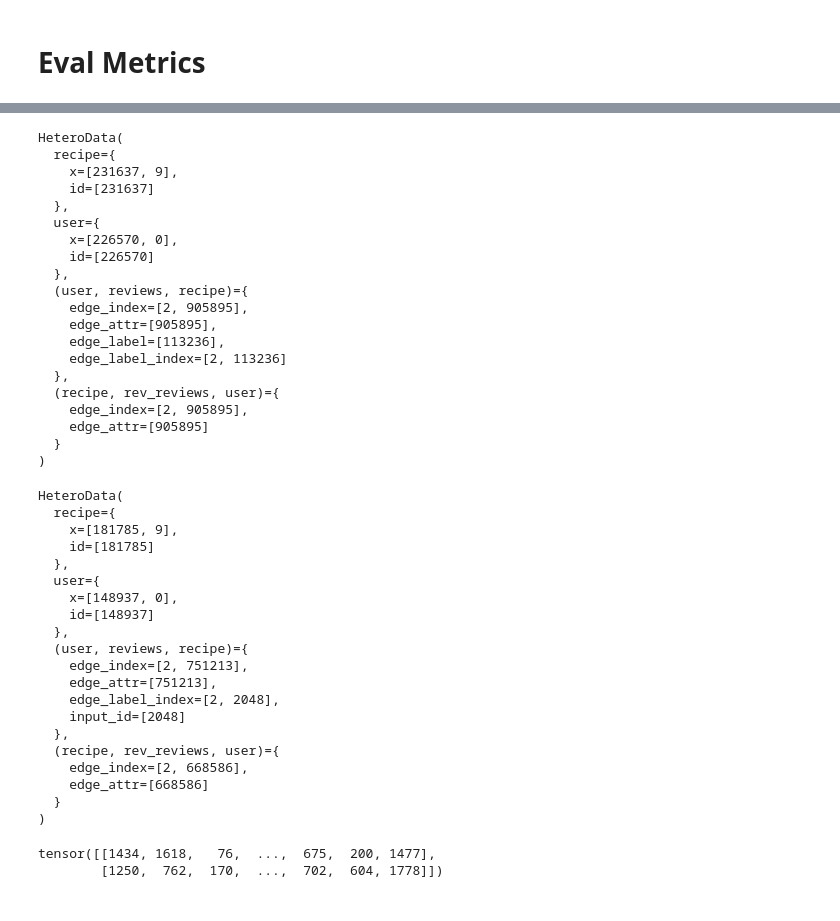
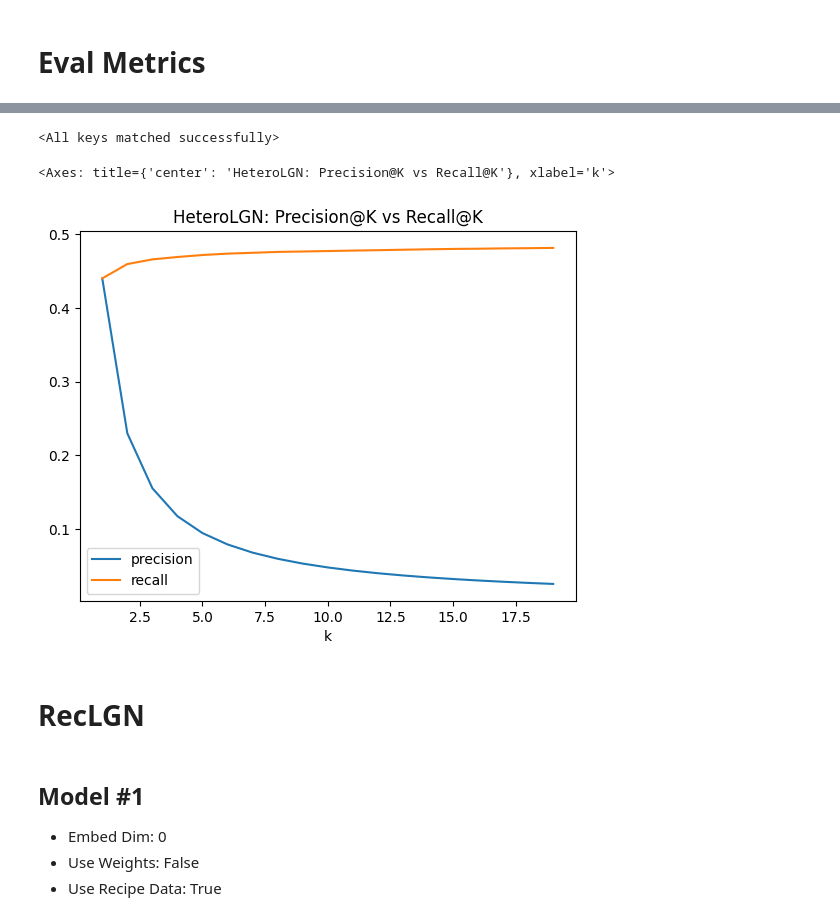
Before and after one commit to nickthegroot/recipe-recommendation, a Jupyter notebook: notebooks/230301-nickthegroot-eval-metrics.ipynb, the cells around one changed output, grey strips where cells are left out. Cells and saved outputs as stored; diff of their text form; code cells hidden in the pictures.

```diff
--- a/notebooks/230301-nickthegroot-eval-metrics.ipynb
+++ b/notebooks/230301-nickthegroot-eval-metrics.ipynb
@@ -6 +266,22 @@
+# %%
+model_path = Path(Config.MODEL_DIR) / '230309-003845'
+hp = json.load((model_path / 'hp.json').open())
+model = HeteroLGN(
+    num_users=dm.num_users,
+    num_recipes=dm.num_recipes,
+    lambda_val=hp["lambda_val"],
+    embedding_dim=hp["embed_dim"],
+)
+state_dict = torch.load(model_path / 'model.pt')
+model.load_state_dict(state_dict)
+# %% [output]
+<All keys matched successfully>
+# %%
+results2 = eval_model(model)
+results2.plot(x='k', y=['precision', 'recall'], title='HeteroLGN: Precision@K vs Recall@K', xlabel='k')
+# %% [output]
+<Axes: title={'center': 'HeteroLGN: Precision@K vs Recall@K'}, xlabel='k'>
+[figure, added]
+# %% [markdown]
+# RecLGN
 # %%
@@ -8,53 +289,5 @@ from src.models.loader import DataModule
-# %%
-dm = DataModule()
-dm.val_data
-# %% [output]
-HeteroData(
-  recipe={
-    x=[231637, 9],
-    id=[231637]
-  },
-  user={
-    x=[226570, 0],
-    id=[226570]
-  },
-  (user, reviews, recipe)={
-    edge_index=[2, 905895],
-    edge_attr=[905895],
-    edge_label=[113236],
-    edge_label_index=[2, 113236]
-  },
-  (recipe, rev_reviews, user)={
-    edge_index=[2, 905895],
-    edge_attr=[905895]
-  }
-)
-# %%
-x = next(iter(dm.val_dataloader()))
-x
-# %% [output]
-HeteroData(
-  recipe={
-    x=[181785, 9],
-    id=[181785]
-  },
-  user={
-    x=[148937, 0],
-    id=[148937]
-  },
-  (user, reviews, recipe)={
-    edge_index=[2, 751213],
-    edge_attr=[751213],
-    edge_label_index=[2, 2048],
-    input_id=[2048]
-  },
-  (recipe, rev_reviews, user)={
-    edge_index=[2, 668586],
-    edge_attr=[668586]
-  }
-)
-# %%
-x['reviews'].edge_label_index
-# %% [output]
-tensor([[1434, 1618,   76,  ...,  675,  200, 1477],
-        [1250,  762,  170,  ...,  702,  604, 1778]])
+# %% [markdown]
+## Model \#1
+- Embed Dim: 0
+- Use Weights: False
+- Use Recipe Data: True
```
Also changed, not shown: parts of 45 cells of this notebook, 6 other files.
